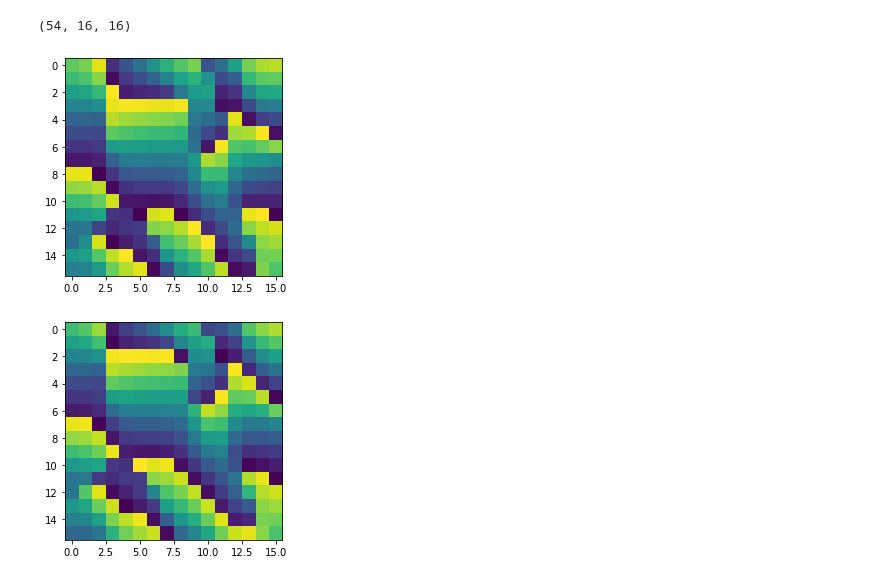
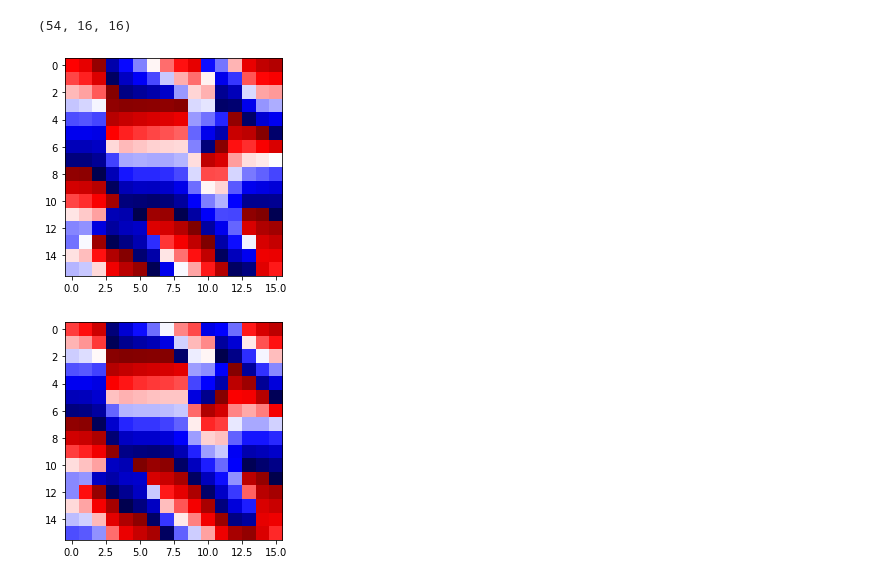
Before and after one commit to Xiao-JI-94158/BrukerParaVisionPostProcessing, a Jupyter notebook: EpiFidReader.ipynb, the cells around one changed output. Cells and saved outputs as stored; diff of their text form; code cells hidden in the pictures.

```diff
--- a/EpiFidReader.ipynb
+++ b/EpiFidReader.ipynb
@@ -116,12 +116,12 @@ print(np.shape(spsp_epi_overflow.dataset['DATA']['k_space']['Pos']))
 (54, 16, 16)
 # %%
 plt.figure()
-plt.imshow(np.angle(spsp_epi_overflow.dataset['DATA']['k_space']['Pos'][2]))
+plt.imshow(np.angle(spsp_epi_overflow.dataset['DATA']['k_space']['Pos'][2]),vmax=np.pi, vmin=-1*np.pi,cmap='seismic')
 plt.show()
 plt.figure()
-plt.imshow(np.angle(spsp_epi_overflow.dataset['DATA']['k_space']['Neg'][2]))
+plt.imshow(np.angle(spsp_epi_overflow.dataset['DATA']['k_space']['Neg'][2]),vmax=np.pi, vmin=-1*np.pi,cmap='seismic')
 plt.show()
 # %% [output]
-[figure, old version]
+[figure, new version]
-[figure, old version]
+[figure, new version]
 # %%
```
Also changed, not shown: parts of 2 cells of this notebook.
